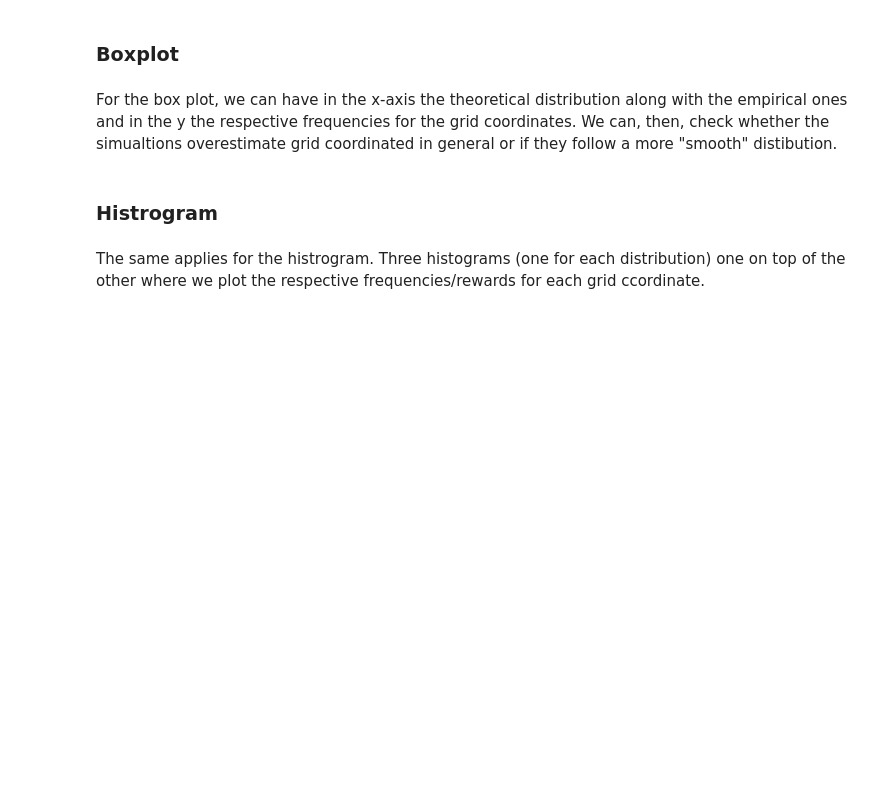
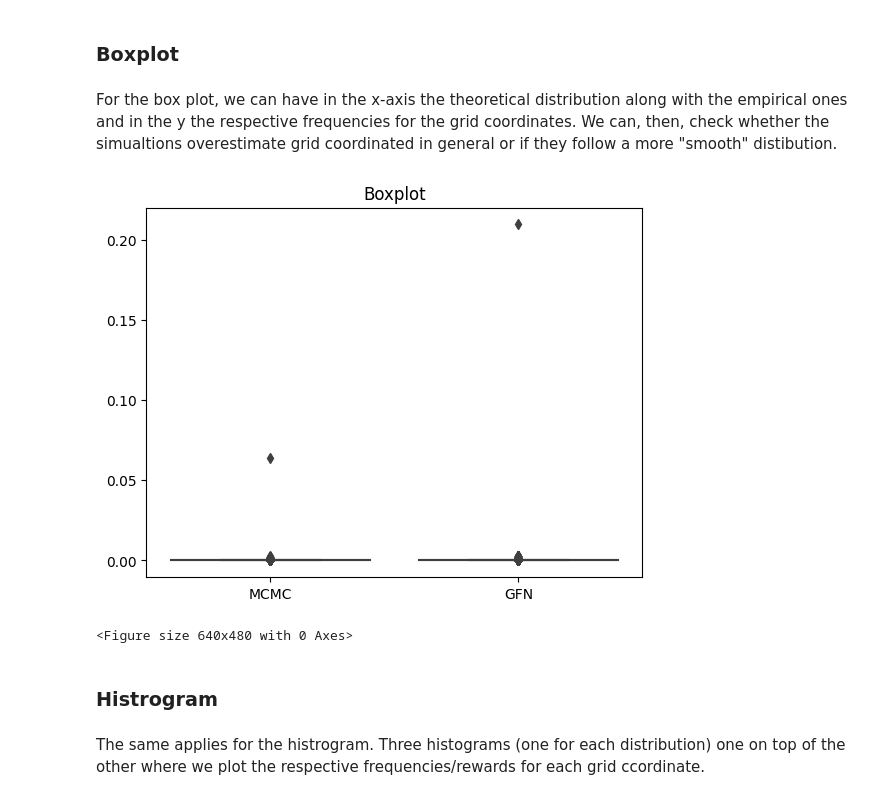
Before and after one commit to JosephRRB/torchgfn_spinfoams, a Jupyter notebook: notebooks/Statistical_Analysis.ipynb, the cells around one changed output. Cells and saved outputs as stored; diff of their text form; code cells hidden in the pictures; blank space fills up the shorter version.

Commit message:
Most of the notebook using 4 columns: Grid Coordinate, Theoretical, MCMC, GFN

```diff
--- a/notebooks/Statistical_Analysis.ipynb
+++ b/notebooks/Statistical_Analysis.ipynb
@@ -18,0 +74,11 @@ import statsmodels
+# %%
+gfn_states = np.load(f"{ROOT_DIR}/data/GFN/single vertex spinfoam/j={float(spin_j)}/terminal_states.npy")
+
+gfn_distributions_over_time, gfn_n_t = get_distributions_over_time(
+    gfn_states, grid_len, every_n_iterations=100
+)
+# %%
+mcmc_chains = np.load(f"{ROOT_DIR}/data/MCMC/single vertex spinfoam/j={float(spin_j)}/mcmc_chains.npy")
+mcmc_distributions_over_time, mcmc_n_t = get_distributions_over_time(
+    mcmc_chains, grid_len, every_n_iterations=100,
+)
@@ -18,0 +87,9 @@ import statsmodels
+# %%
+# Create a 2D array of the grid coordinates and the respective rewards, flattened.
+grid_coordinates_list, gfn_distributions_over_time_flattened = get_distributions_over_time_flattened(grid_len, gfn_distributions_over_time)
+
+grid_coordinates_list, mcmc_distributions_over_time_flattened = get_distributions_over_time_flattened(grid_len, mcmc_distributions_over_time)
+
+_, theoretical_distributions_over_time_flattened = get_distributions_over_time_flattened(grid_len, grid_rewards)
+# %%
+df = pd.DataFrame({"Grid Coordinate": grid_coordinates_list, "Theoretical": theoretical_distributions_over_time_flattened, "MCMC": mcmc_distributions_over_time_flattened, "GFN": gfn_distributions_over_time_flattened})
@@ -25,10 +112,13 @@ For the box plot, we can have in the x-axis the theoretical distribution along w
 # %%
 # Assuming a pd dataframe with three columns distribution type, grid coordinates, frequency/reward and as number of rows 3*number of ccordinates
 # %%
-sns.boxplot(data=df, x='Distribution', y='Frequency/Reward')
+sns.boxplot(data=df[["MCMC", "GFN"]], order=["MCMC", "GFN"])
 plt.title("Boxplot")
 plt.show()
 plt.clf()
+# %% [output]
+[figure, added]
+<Figure size 640x480 with 0 Axes>
 # %% [markdown]
 ### Histrogram
 # %% [markdown]
```
Also changed, not shown: parts of 40 cells of this notebook.
